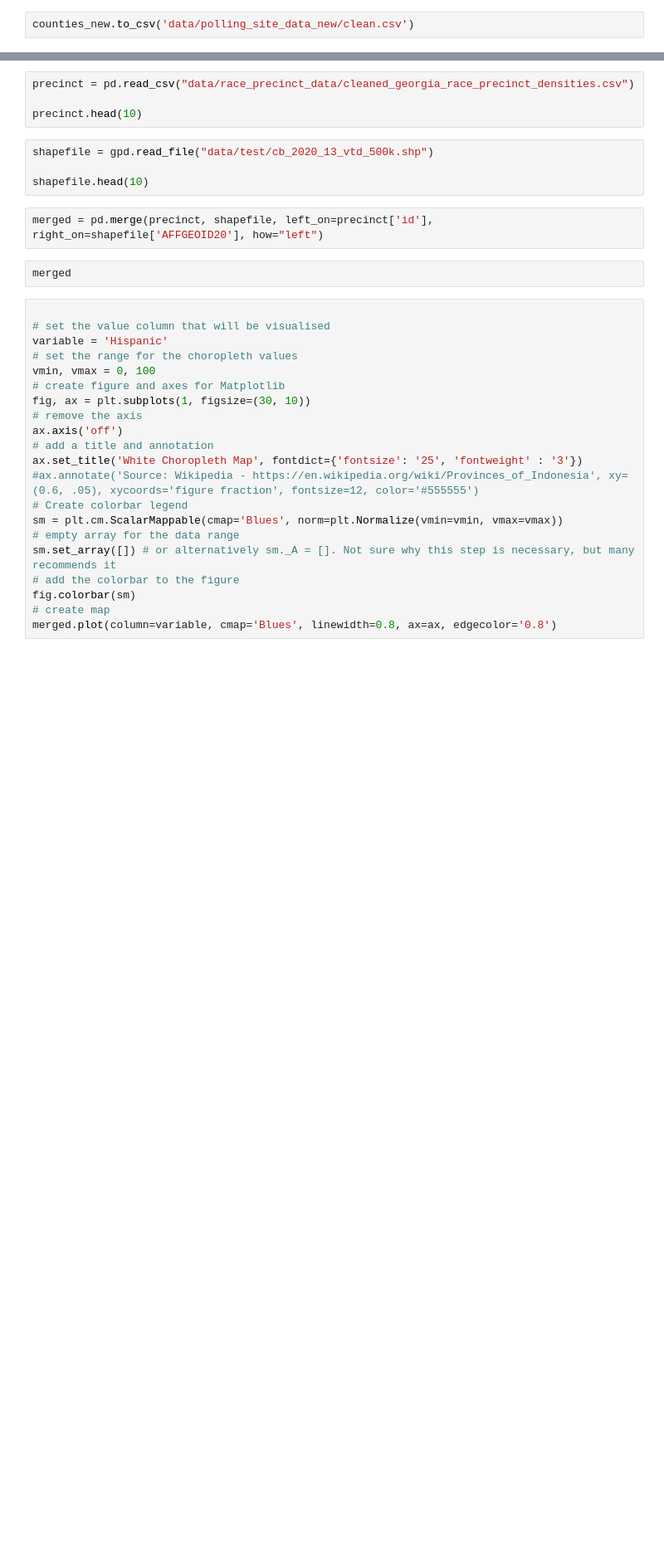
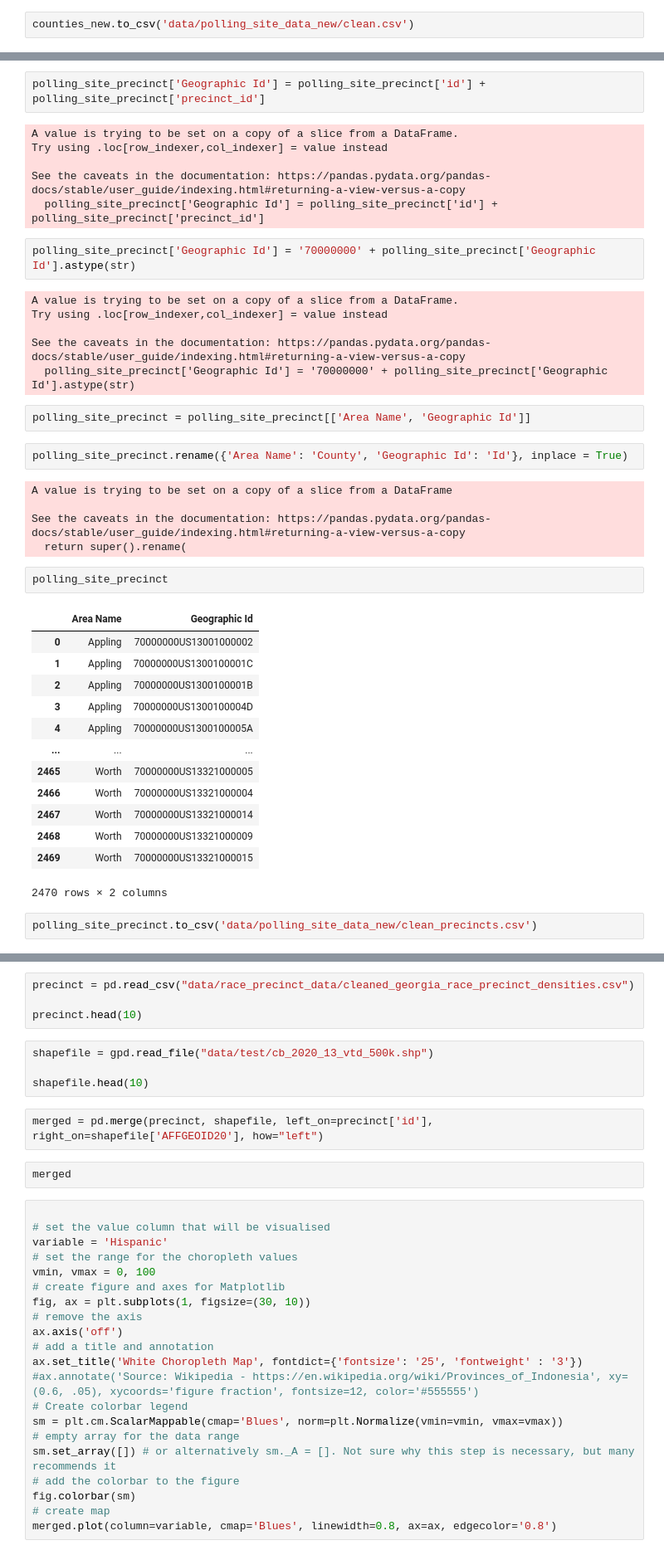
Before and after one commit to zzoeys/freecakefridays, a Jupyter notebook: data-preparation.ipynb, the cells around one changed output, grey strips where cells are left out. Shown: that part at 83% size. Saved outputs shown, nothing was run; the diff lists cells and outputs as text; blank space fills up the shorter version.

```diff
--- a/data-preparation.ipynb
+++ b/data-preparation.ipynb
@@ -317 +311,44 @@ counties_new.to_csv('data/polling_site_data_new/clean.csv')
+# %%
+polling_site_precinct['Geographic Id'] = polling_site_precinct['id'] + polling_site_precinct['precinct_id']
+# %% [output]
+A value is trying to be set on a copy of a slice from a DataFrame.
+Try using .loc[row_indexer,col_indexer] = value instead
+
+See the caveats in the documentation: https://pandas.pydata.org/pandas-docs/stable/user_guide/indexing.html#returning-a-view-versus-a-copy
+  polling_site_precinct['Geographic Id'] = polling_site_precinct['id'] + polling_site_precinct['precinct_id']
+# %%
+polling_site_precinct['Geographic Id'] = '70000000' + polling_site_precinct['Geographic Id'].astype(str)
+# %% [output]
+A value is trying to be set on a copy of a slice from a DataFrame.
+Try using .loc[row_indexer,col_indexer] = value instead
+
+See the caveats in the documentation: https://pandas.pydata.org/pandas-docs/stable/user_guide/indexing.html#returning-a-view-versus-a-copy
+  polling_site_precinct['Geographic Id'] = '70000000' + polling_site_precinct['Geographic Id'].astype(str)
+# %%
+polling_site_precinct = polling_site_precinct[['Area Name', 'Geographic Id']]
+# %%
+polling_site_precinct.rename({'Area Name': 'County', 'Geographic Id': 'Id'}, inplace = True)
+# %% [output]
+A value is trying to be set on a copy of a slice from a DataFrame
+
+See the caveats in the documentation: https://pandas.pydata.org/pandas-docs/stable/user_guide/indexing.html#returning-a-view-versus-a-copy
+  return super().rename(
+# %%
+polling_site_precinct
+# %% [output]
+|  | Area Name | Geographic Id |
+| 0 | Appling | 70000000US13001000002 |
+| 1 | Appling | 70000000US1300100001C |
+| 2 | Appling | 70000000US1300100001B |
+| 3 | Appling | 70000000US1300100004D |
+| 4 | Appling | 70000000US1300100005A |
+| ... | ... | ... |
+| 2465 | Worth | 70000000US13321000005 |
+| 2466 | Worth | 70000000US13321000004 |
+| 2467 | Worth | 70000000US13321000014 |
+| 2468 | Worth | 70000000US13321000009 |
+| 2469 | Worth | 70000000US13321000015 |
+2470 rows × 2 columns
+# %%
+polling_site_precinct.to_csv('data/polling_site_data_new/clean_precincts.csv')
 # %% [markdown]
```
Also changed, not shown: parts of 46 cells of this notebook, 4 other files.
